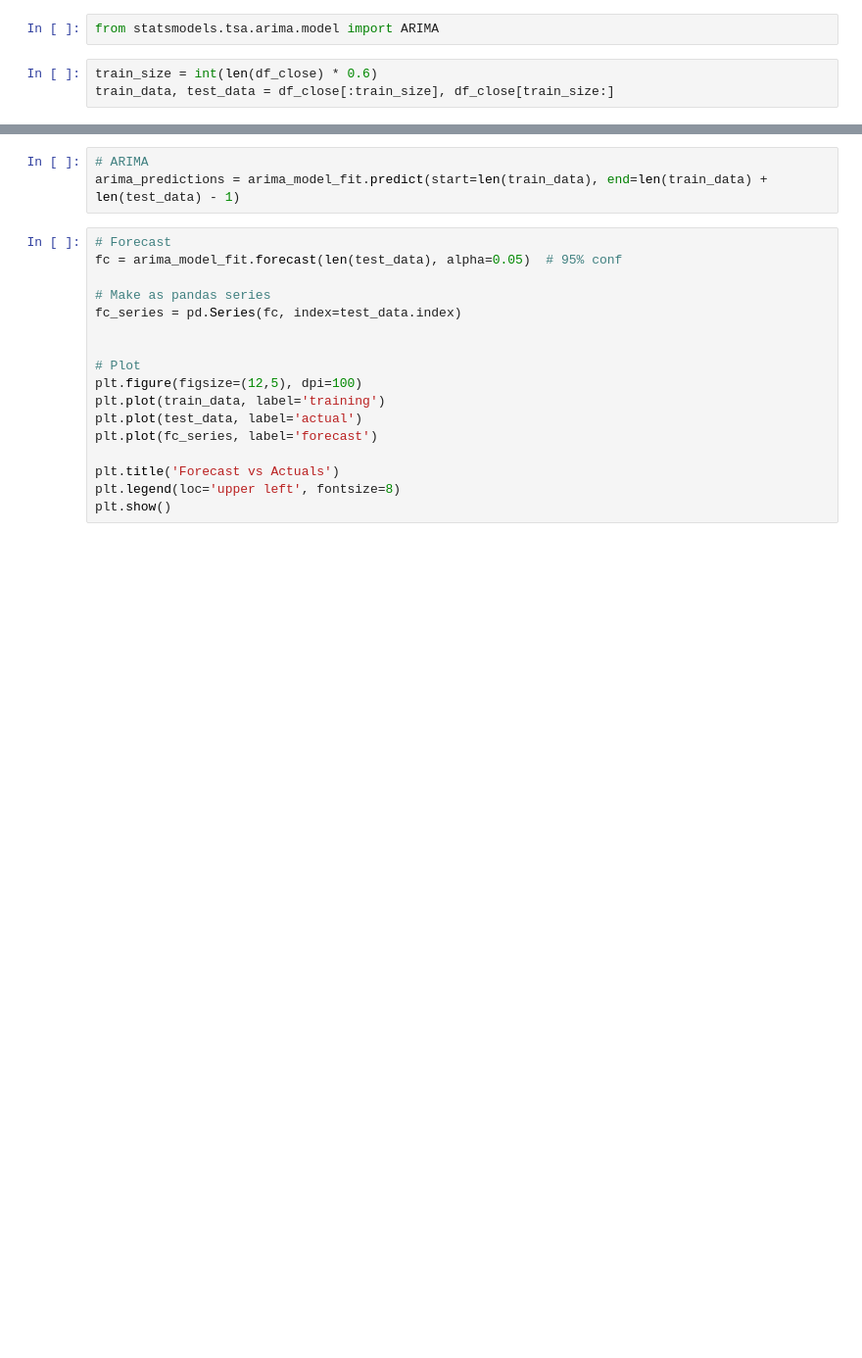
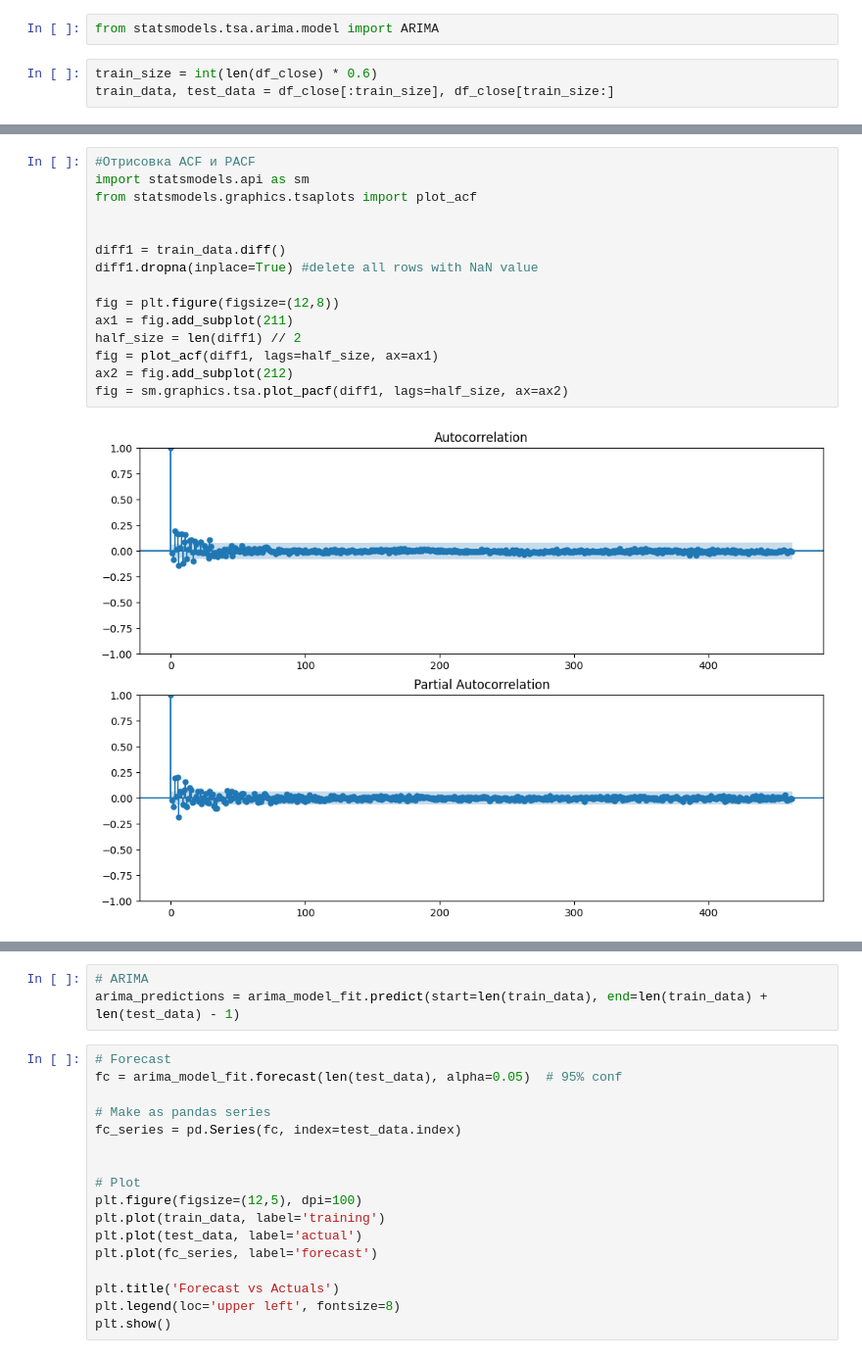
Before and after one commit to TAUforPython/machinelearning, a Jupyter notebook: NN LSTM ARIMA prediction timeseries.ipynb, the cells around one changed output, grey strips where cells are left out. Shown at 98% size. Saved outputs shown, nothing was run; the diff lists cells and outputs as text; blank space fills up the shorter version.

```diff
--- a/NN LSTM ARIMA prediction timeseries.ipynb
+++ b/NN LSTM ARIMA prediction timeseries.ipynb
@@ -445,0 +478,17 @@ plt.plot(train_data)
+# %%
+#Отрисовка ACF и PACF
+import statsmodels.api as sm
+from statsmodels.graphics.tsaplots import plot_acf
+
+
+diff1 = train_data.diff()
+diff1.dropna(inplace=True) #delete all rows with NaN value
+
+fig = plt.figure(figsize=(12,8))
+ax1 = fig.add_subplot(211)
+half_size = len(diff1) // 2
+fig = plot_acf(diff1, lags=half_size, ax=ax1)
+ax2 = fig.add_subplot(212)
+fig = sm.graphics.tsa.plot_pacf(diff1, lags=half_size, ax=ax2)
+# %% [output]
+[figure, added]
```
Also changed, not shown: parts of 12 cells of this notebook.
